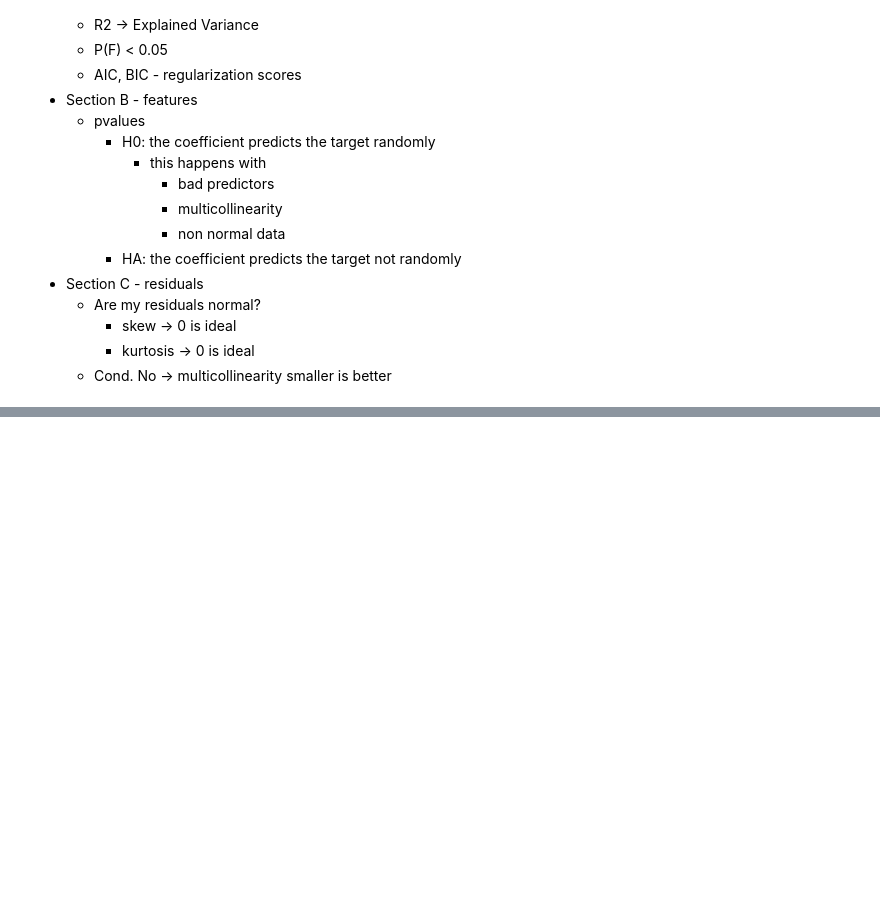
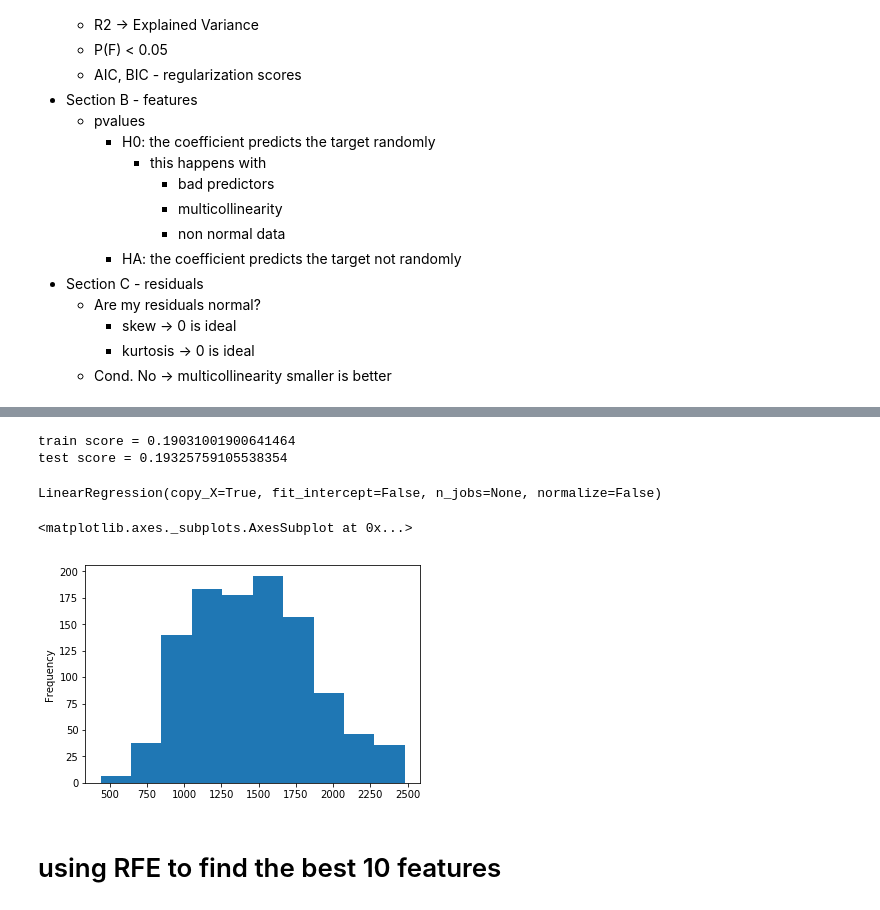
Before and after one commit to erdosn/mod2-sec18-linear-regression, a Jupyter notebook: linear-regression.ipynb, the cells around one changed output, grey strips where cells are left out. Drawn from its saved outputs; the diff is of its cells as text; code cells hidden in the pictures; blank space fills up the shorter version.

```diff
--- a/linear-regression.ipynb
+++ b/linear-regression.ipynb
@@ -517,0 +796,2 @@ Warnings:
+# %%
+final_df = final_df.loc[final_df['GrLivArea']<2500]
@@ -517,0 +808,13 @@ Warnings:
+# %%
+make_ols_sklearn(X2, y)
+# %% [output]
+train score = 0.19031001900641464
+test score = 0.19325759105538354
+LinearRegression(copy_X=True, fit_intercept=False, n_jobs=None, normalize=False)
+# %%
+final_df['GrLivArea'].plot(kind='hist')
+# %% [output]
+<matplotlib.axes._subplots.AxesSubplot at 0x...>
+[figure, added]
+# %% [markdown]
+# using RFE to find the best 10 features
```
Also changed, not shown: parts of 57 cells of this notebook, 7 other files.
